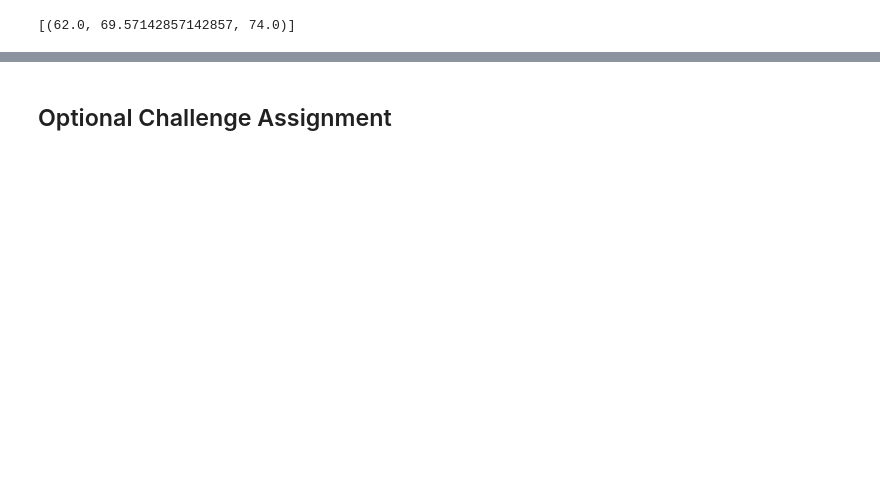
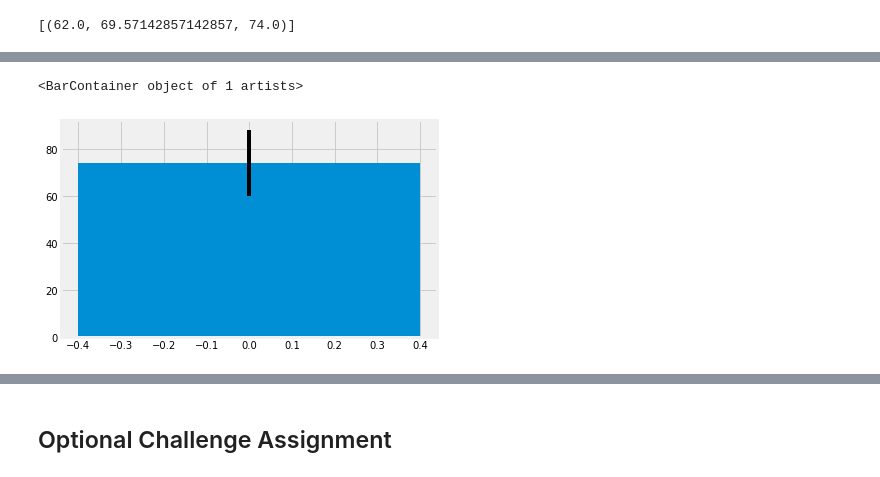
Before and after one commit to jzefron/10-advDataStorage, a Jupyter notebook: climate_Jefron.ipynb, the cells around one changed output, grey strips where cells are left out. Cells and saved outputs as stored; diff of their text form; code cells hidden in the pictures; blank space fills up the shorter version.

```diff
--- a/climate_Jefron.ipynb
+++ b/climate_Jefron.ipynb
@@ -170,4 +174,5 @@ print(calc_temps('2012-02-28', '2012-03-05'))
 # Use "Trip Avg Temp" as your Title
 # Use the average temperature for the y value
 # Use the peak-to-peak (tmax-tmin) value as the y error bar (yerr)
+plt.bar(0,t[1],yerr= (t[2]-t[0])/2)
 # %% [output]
@@ -176,3 +179,5 @@ print(calc_temps('2012-02-28', '2012-03-05'))
+<BarContainer object of 1 artists>
+[figure, added]
 # %%
 # Calculate the rainfall per weather station for your trip dates using the previous year's matching dates.
 # Sort this in descending order by precipitation amount and list the station, name, latitude, longitude, and elevation
```
Also changed, not shown: parts of 20 cells of this notebook.
